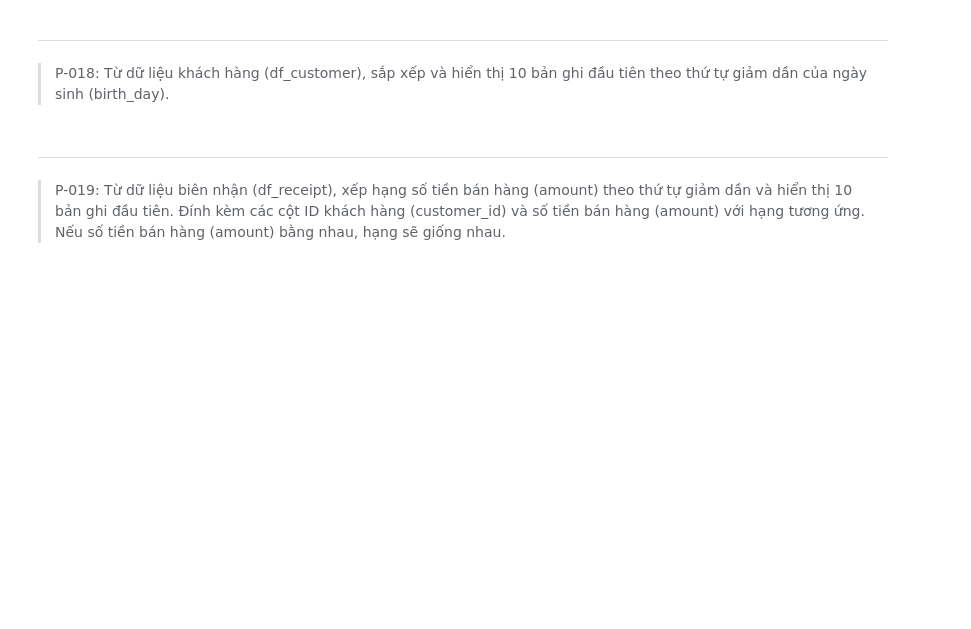
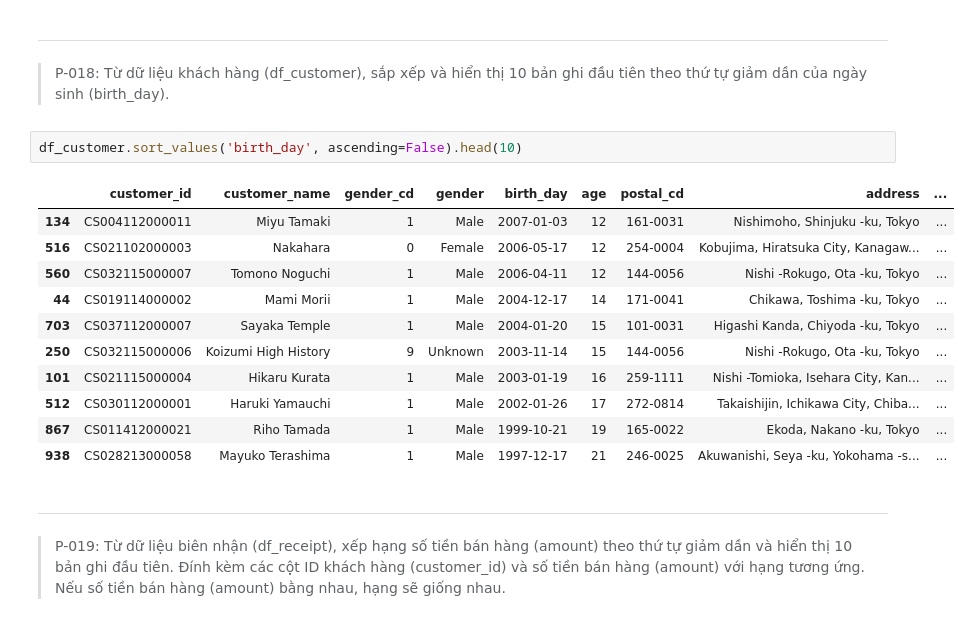
Before and after one commit to quoc-duc/LearnPandas, a Jupyter notebook: notebooks_vn/exercises/100_bai_tap_pandas_vn_exes.ipynb, the cells around one changed output. Drawn from its saved outputs; the diff is of its cells as text; blank space fills up the shorter version.

```diff
--- a/notebooks_vn/exercises/100_bai_tap_pandas_vn_exes.ipynb
+++ b/notebooks_vn/exercises/100_bai_tap_pandas_vn_exes.ipynb
@@ -362,6 +362,20 @@ df_customer.sort_values('birth_day').head(10)
 ---
 > P-018:
 Từ dữ liệu khách hàng (df_customer), sắp xếp và hiển thị 10 bản ghi đầu tiên theo thứ tự giảm dần của ngày sinh (birth_day).
+# %%
+df_customer.sort_values('birth_day', ascending=False).head(10)
+# %% [output]
+|  | customer_id | customer_name | gender_cd | gender | birth_day | age | postal_cd | address | ... |
+| 134 | CS004112000011 | Miyu Tamaki | 1 | Male | 2007-01-03 | 12 | 161-0031 | Nishimoho, Shinjuku -ku, Tokyo | ... |
+| 516 | CS021102000003 | Nakahara | 0 | Female | 2006-05-17 | 12 | 254-0004 | Kobujima, Hiratsuka City, Kanagaw... | ... |
+| 560 | CS032115000007 | Tomono Noguchi | 1 | Male | 2006-04-11 | 12 | 144-0056 | Nishi -Rokugo, Ota -ku, Tokyo | ... |
+| 44 | CS019114000002 | Mami Morii | 1 | Male | 2004-12-17 | 14 | 171-0041 | Chikawa, Toshima -ku, Tokyo | ... |
+| 703 | CS037112000007 | Sayaka Temple | 1 | Male | 2004-01-20 | 15 | 101-0031 | Higashi Kanda, Chiyoda -ku, Tokyo | ... |
+| 250 | CS032115000006 | Koizumi High History | 9 | Unknown | 2003-11-14 | 15 | 144-0056 | Nishi -Rokugo, Ota -ku, Tokyo | ... |
+| 101 | CS021115000004 | Hikaru Kurata | 1 | Male | 2003-01-19 | 16 | 259-1111 | Nishi -Tomioka, Isehara City, Kan... | ... |
+| 512 | CS030112000001 | Haruki Yamauchi | 1 | Male | 2002-01-26 | 17 | 272-0814 | Takaishijin, Ichikawa City, Chiba... | ... |
+| 867 | CS011412000021 | Riho Tamada | 1 | Male | 1999-10-21 | 19 | 165-0022 | Ekoda, Nakano -ku, Tokyo | ... |
+| 938 | CS028213000058 | Mayuko Terashima | 1 | Male | 1997-12-17 | 21 | 246-0025 | Akuwanishi, Seya -ku, Yokohama -s... | ... |
 # %% [markdown]
 ---
 > P-019:
```
Also changed, not shown: 1 other file.
